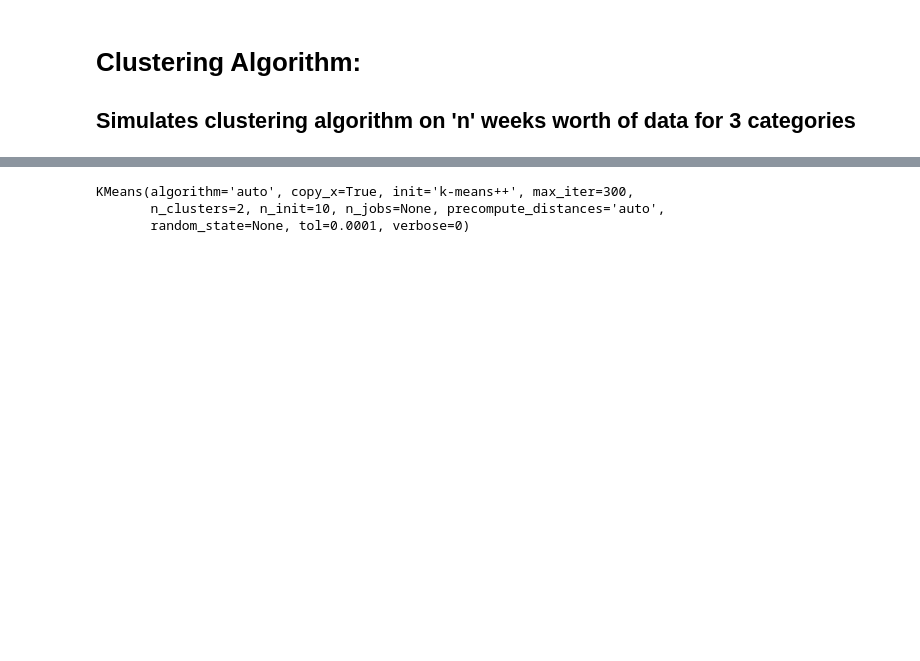
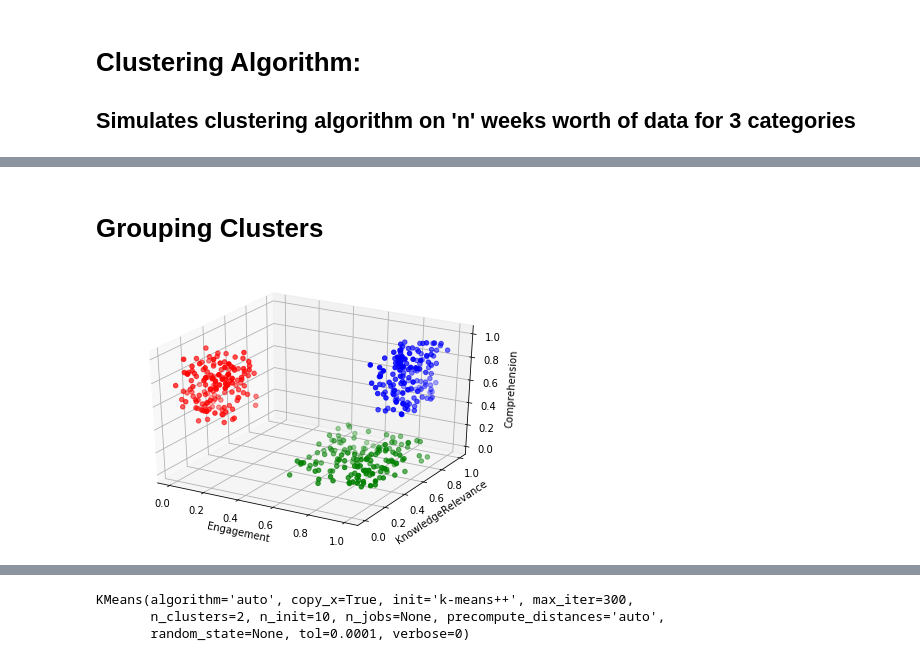
Before and after one commit to rhurst1029/UniEd_ML, a Jupyter notebook: K-Cluster_base.ipynb, the cells around one changed output, grey strips where cells are left out. Cells and saved outputs as stored; diff of their text form; code cells hidden in the pictures; blank space fills up the shorter version.

```diff
--- a/K-Cluster_base.ipynb
+++ b/K-Cluster_base.ipynb
@@ -170,3 +203,16 @@ vis3 = Visualize(student_data3).visualize(3)
+# %% [markdown]
+# Grouping Clusters
+# %%
+cluster_demo = [
+    [[0,.3],[0,.3],[.5,1]],
+    [[.5,1],[.2,.8],[0,.2]],
+    [[.8,1],[.5,1],[.5,1]]
+]
+
+student_data5 = DataGeneration(150,3,3).generate_data(cluster_demo)
+vis3 = Visualize(student_data5).visualize(3)
+# %% [output]
+[figure, added]
 # %%
 cluster_demo = [
     [[0,.3],[0,.3],[.5,1]],
```
Also changed, not shown: parts of 7 cells of this notebook, 1 other file.
